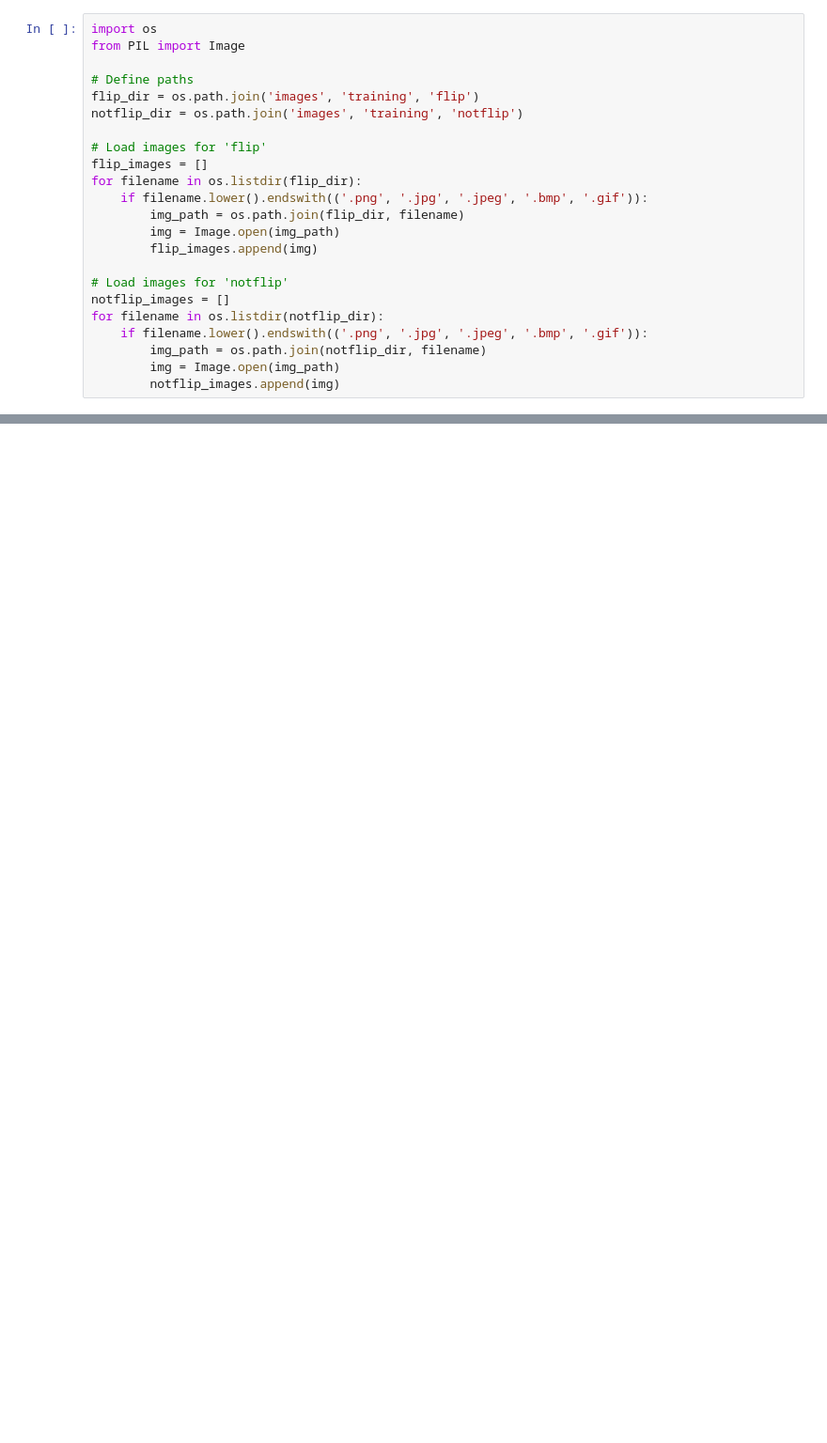
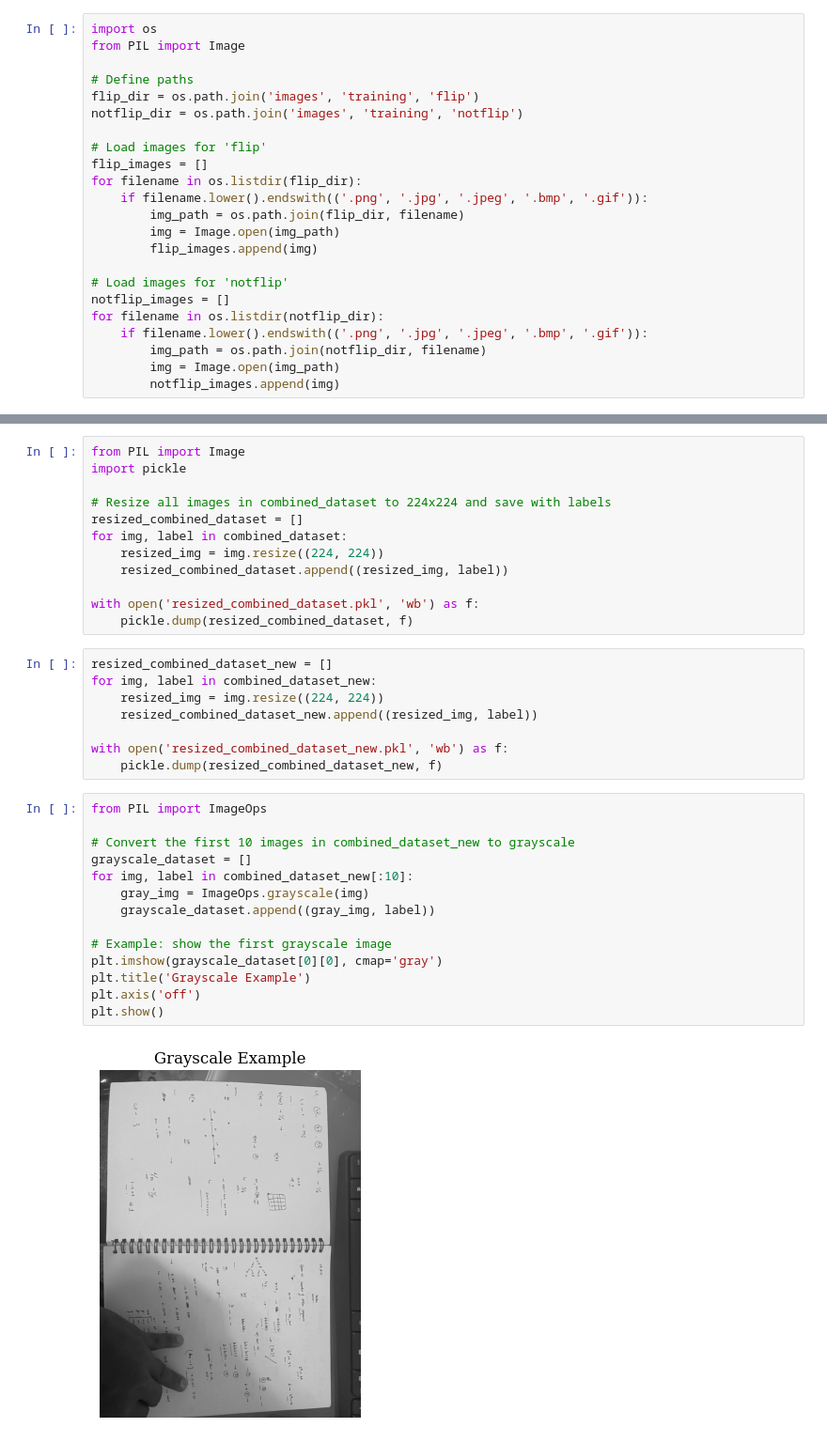
Before and after one commit to SamarpanChakraborty97/ML-Projects, a Jupyter notebook: Project4/monReader_exploration.ipynb, the cells around one changed output, grey strips where cells are left out. Shown at 94% size. Saved outputs shown, nothing was run; the diff lists cells and outputs as text; blank space fills up the shorter version.

```diff
--- a/Project4/monReader_exploration.ipynb
+++ b/Project4/monReader_exploration.ipynb
@@ -303,0 +136,36 @@ visualize_feature_maps(model, flip_images[0], device, 'Feature Maps for Flip Ima
+# %%
+from PIL import Image
+import pickle
+
+# Resize all images in combined_dataset to 224x224 and save with labels
+resized_combined_dataset = []
+for img, label in combined_dataset:
+    resized_img = img.resize((224, 224))
+    resized_combined_dataset.append((resized_img, label))
+
+with open('resized_combined_dataset.pkl', 'wb') as f:
+    pickle.dump(resized_combined_dataset, f)
+# %%
+resized_combined_dataset_new = []
+for img, label in combined_dataset_new:
+    resized_img = img.resize((224, 224))
+    resized_combined_dataset_new.append((resized_img, label))
+
+with open('resized_combined_dataset_new.pkl', 'wb') as f:
+    pickle.dump(resized_combined_dataset_new, f)
+# %%
+from PIL import ImageOps
+
+# Convert the first 10 images in combined_dataset_new to grayscale
+grayscale_dataset = []
+for img, label in combined_dataset_new[:10]:
+    gray_img = ImageOps.grayscale(img)
+    grayscale_dataset.append((gray_img, label))
+
+# Example: show the first grayscale image
+plt.imshow(grayscale_dataset[0][0], cmap='gray')
+plt.title('Grayscale Example')
+plt.axis('off')
+plt.show()
+# %% [output]
+[figure, added]
```
Also changed, not shown: parts of 39 cells of this notebook, 4 other files.
